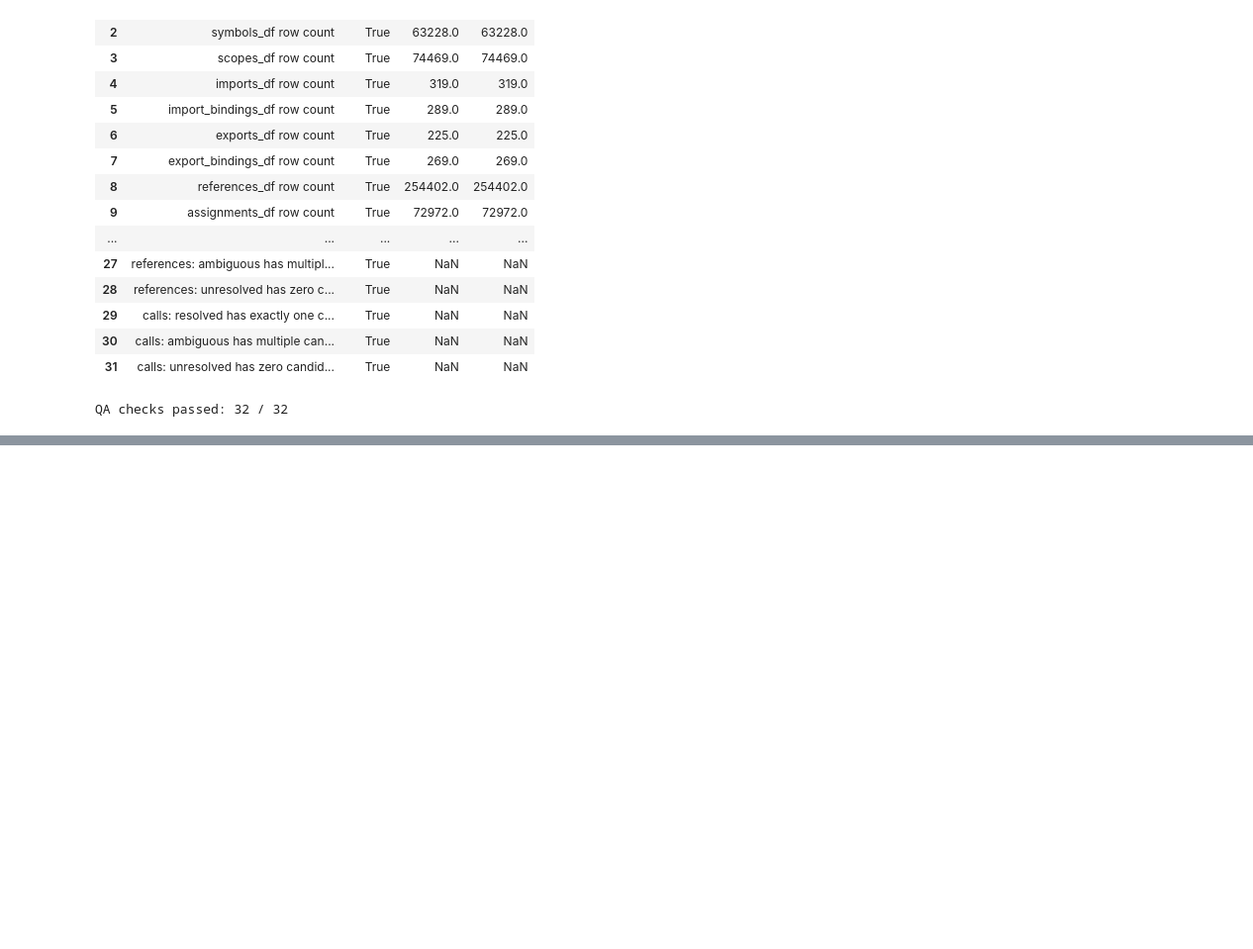
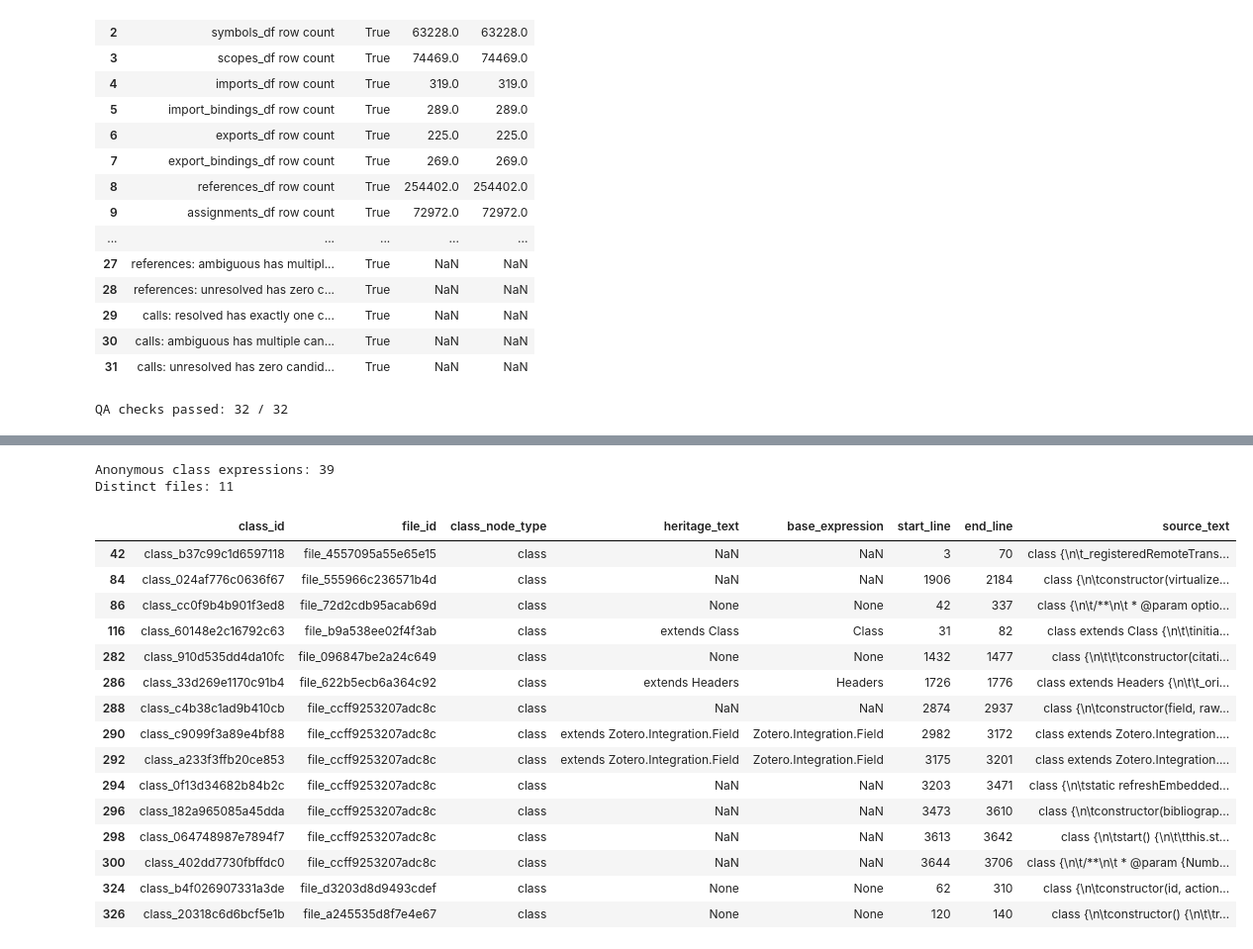
Before and after one commit to georgejaymcmc/knowledge_graph_tools, a Jupyter notebook: notebooks/knowledge_graph_tool_dev.ipynb, the cells around one changed output, grey strips where cells are left out. Shown at 99% size. Drawn from its saved outputs; the diff is of its cells as text; code cells hidden in the pictures; blank space fills up the shorter version.

```diff
--- a/notebooks/knowledge_graph_tool_dev.ipynb
+++ b/notebooks/knowledge_graph_tool_dev.ipynb
@@ -4783,0 +7668,19 @@ QA checks passed: 32 / 32
+# %%
+# Step 13.63 — Correct the extraction DataFrame
+
+classes_clean_df = classes_df[
+    classes_df["source_text"].str.strip().ne("class")
+].copy()
+
+print(f"Original class records: {len(classes_df)}")
+print(f"Clean class records: {len(classes_clean_df)}")
+print(
+    "Named classes:",
+    classes_clean_df["class_name"].notna().sum()
+)
+print(
+    "Anonymous classes:",
+    classes_clean_df["class_name"].isna().sum()
+)
+
+display(classes_clean_df.head())
@@ -4783,0 +7768,46 @@ QA checks passed: 32 / 32
+# %%
+# Step 13.66 — Inspect anonymous class records
+
+anonymous_classes_clean = classes_clean_canonical_df[
+    classes_clean_canonical_df["class_name"].isna()
+].copy()
+
+print(f"Anonymous class expressions: {len(anonymous_classes_clean)}")
+print(
+    "Distinct files:",
+    anonymous_classes_clean["file_id"].nunique()
+)
+
+display(
+    anonymous_classes_clean[
+        [
+            "class_id",
+            "file_id",
+            "class_node_type",
+            "heritage_text",
+            "base_expression",
+            "start_line",
+            "end_line",
+            "source_text"
+        ]
+    ].head(15)
+)
+# %% [output]
+Anonymous class expressions: 39
+Distinct files: 11
+|  | class_id | file_id | class_node_type | heritage_text | base_expression | start_line | end_line | source_text |
+| 42 | class_b37c99c1d6597118 | file_4557095a55e65e15 | class | NaN | NaN | 3 | 70 | class {\n\t_registeredRemoteTrans... |
+| 84 | class_024af776c0636f67 | file_555966c236571b4d | class | NaN | NaN | 1906 | 2184 | class {\n\tconstructor(virtualize... |
+| 86 | class_cc0f9b4b901f3ed8 | file_72d2cdb95acab69d | class | None | None | 42 | 337 | class {\n\t/**\n\t * @param optio... |
+| 116 | class_60148e2c16792c63 | file_b9a538ee02f4f3ab | class | extends Class | Class | 31 | 82 | class extends Class {\n\t\tinitia... |
+| 282 | class_910d535dd4da10fc | file_096847be2a24c649 | class | None | None | 1432 | 1477 | class {\n\t\t\tconstructor(citati... |
+| 286 | class_33d269e1170c91b4 | file_622b5ecb6a364c92 | class | extends Headers | Headers | 1726 | 1776 | class extends Headers {\n\t\t_ori... |
+| 288 | class_c4b38c1ad9b410cb | file_ccff9253207adc8c | class | NaN | NaN | 2874 | 2937 | class {\n\tconstructor(field, raw... |
+| 290 | class_c9099f3a89e4bf88 | file_ccff9253207adc8c | class | extends Zotero.Integration.Field | Zotero.Integration.Field | 2982 | 3172 | class extends Zotero.Integration.... |
+| 292 | class_a233f3ffb20ce853 | file_ccff9253207adc8c | class | extends Zotero.Integration.Field | Zotero.Integration.Field | 3175 | 3201 | class extends Zotero.Integration.... |
+| 294 | class_0f13d34682b84b2c | file_ccff9253207adc8c | class | NaN | NaN | 3203 | 3471 | class {\n\tstatic refreshEmbedded... |
+| 296 | class_182a965085a45dda | file_ccff9253207adc8c | class | NaN | NaN | 3473 | 3610 | class {\n\tconstructor(bibliograp... |
+| 298 | class_064748987e7894f7 | file_ccff9253207adc8c | class | NaN | NaN | 3613 | 3642 | class {\n\tstart() {\n\t\tthis.st... |
+| 300 | class_402dd7730fbffdc0 | file_ccff9253207adc8c | class | NaN | NaN | 3644 | 3706 | class {\n\t/**\n\t * @param {Numb... |
+| 324 | class_b4f026907331a3de | file_d3203d8d9493cdef | class | None | None | 62 | 310 | class {\n\tconstructor(id, action... |
+| 326 | class_20318c6d6bcf5e1b | file_a245535d8f7e4e67 | class | None | None | 120 | 140 | class {\n\tconstructor() {\n\t\tr... |
```
Also changed, not shown: parts of 155 cells of this notebook, 2 other files.
